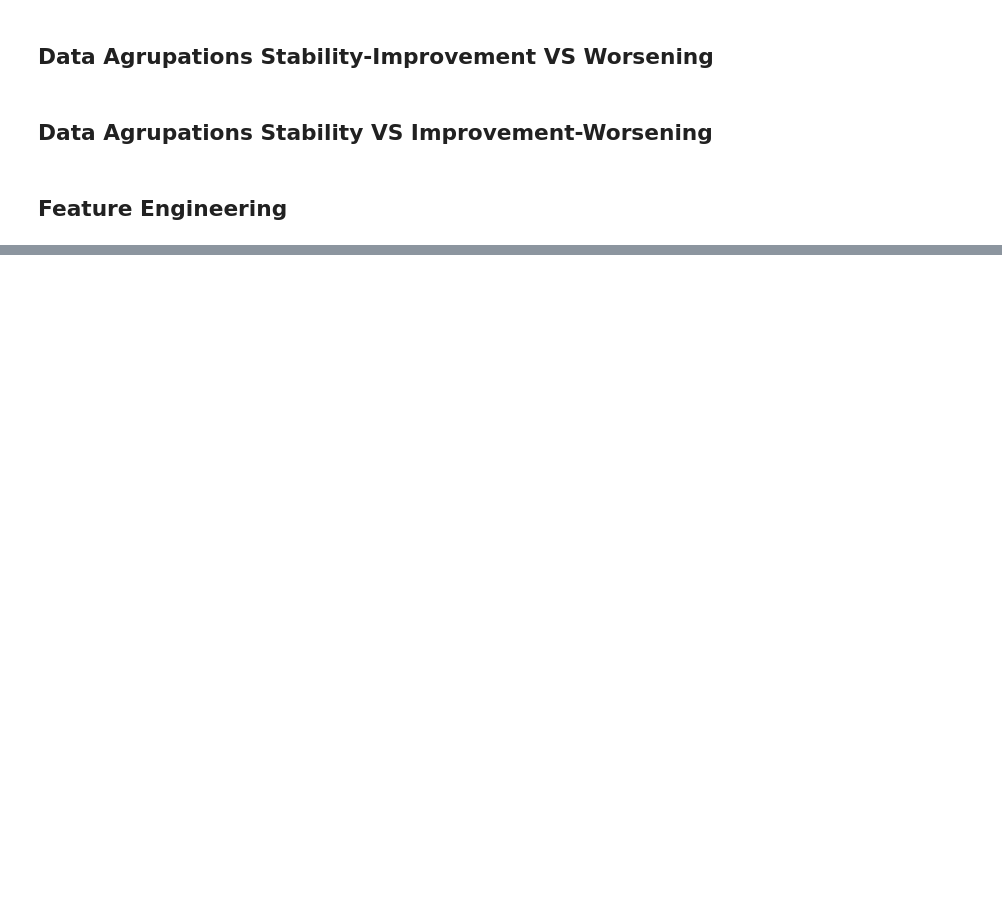
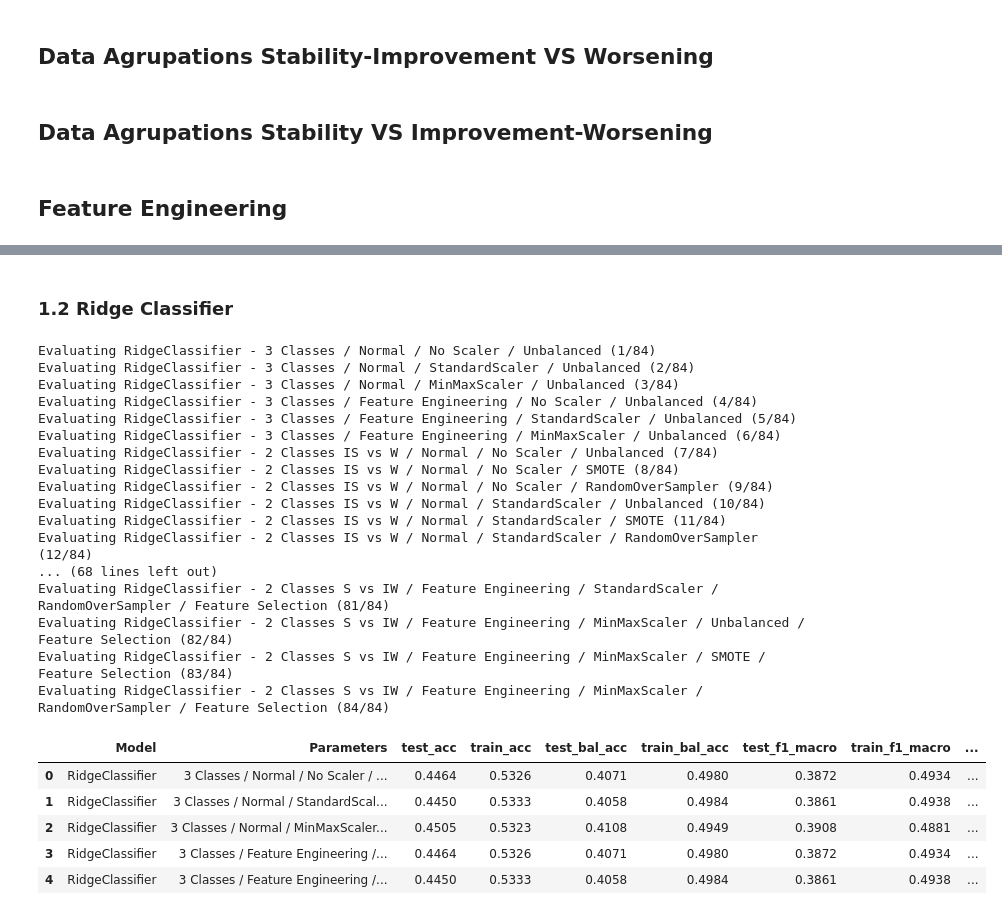
Before and after one commit to fserracrespi/PD_Project_UofL, a Jupyter notebook: PD_DATA/MODELS DEVELOPMENT/MODEL_DEVELOPMENT/Modelo_mutidominio.ipynb, the cells around one changed output, grey strips where cells are left out. Cells and saved outputs as stored; diff of their text form; code cells hidden in the pictures; blank space fills up the shorter version.

```diff
--- a/PD_DATA/MODELS DEVELOPMENT/MODEL_DEVELOPMENT/Modelo_mutidominio.ipynb
+++ b/PD_DATA/MODELS DEVELOPMENT/MODEL_DEVELOPMENT/Modelo_mutidominio.ipynb
@@ -118,21 +120,6 @@ X_train_fe['UPDRS3_weight']=X_train_fe['MDS-UPDRS Part III Total Score']/(X_trai
 X_train_fe['Class3_H&Y']=X_train_fe['UPDRS_III_Class']/(X_train_fe['3.21 HOEHN AND YAHR STAGE']+0.01)
 X_train_fe['Functional_impairment']= X_train_fe['SCHWAB & ENGLAND ADL'].apply(lambda x: 100 - x)
 
-
-encoder = OneHotEncoder(sparse_output=False)
-
-resultados = encoder.fit_transform(X_train_fe[['3.21 HOEHN AND YAHR STAGE']])
-columnas_encoder = encoder.get_feature_names_out(['3.21 HOEHN AND YAHR STAGE'])
-
-df_resultados = pd.DataFrame(
-    resultados,
-    columns=columnas_encoder,
-    index=X_train_fe.index
-)
-
-X_train_fe = pd.concat([X_train_fe, df_resultados], axis=1)
-X_train_fe.drop(columns=['3.21 HOEHN AND YAHR STAGE'], inplace=True)
-
 X_train_fe.head()
 # %% [output]
 |  | SCHWAB & ENGLAND ADL | MDS-UPDRS Part I (Patient Questio... | MDS-UPDRS Part II Total Score | Does participant have DBS | ... |
@@ -190,0 +162,5 @@ X_test_fe.head()
+# %%
+categroical_col=['Does participant have DBS','DBS_Transition_Visit','3.21 HOEHN AND YAHR STAGE','UPDRS_I_Class','UPDRS_II_Class','UPDRS_III_Class',
+'Motor Exam assessment','Coordination assessment','Sensory Exam assessment','Reflexes assessment','CN II-XII assessment',
+'Has Depression','rbd_status', 'neuro_score', 'eps_class']
+numerical_col=[col for col in X_train.columns.tolist() if col not in categroical_col]
@@ -424,0 +728,30 @@ df_all_dummies
+# %% [markdown]
+### 1.2 Ridge Classifier
+# %%
+ridge_model = RidgeClassifier(random_state=42)
+ridge_result = model_default_evaluation(class_training, ridge_model)
+ridge_result.head()
+# %% [output]
+Evaluating RidgeClassifier - 3 Classes / Normal / No Scaler / Unbalanced (1/84)
+Evaluating RidgeClassifier - 3 Classes / Normal / StandardScaler / Unbalanced (2/84)
+Evaluating RidgeClassifier - 3 Classes / Normal / MinMaxScaler / Unbalanced (3/84)
+Evaluating RidgeClassifier - 3 Classes / Feature Engineering / No Scaler / Unbalanced (4/84)
+Evaluating RidgeClassifier - 3 Classes / Feature Engineering / StandardScaler / Unbalanced (5/84)
+Evaluating RidgeClassifier - 3 Classes / Feature Engineering / MinMaxScaler / Unbalanced (6/84)
+Evaluating RidgeClassifier - 2 Classes IS vs W / Normal / No Scaler / Unbalanced (7/84)
+Evaluating RidgeClassifier - 2 Classes IS vs W / Normal / No Scaler / SMOTE (8/84)
+Evaluating RidgeClassifier - 2 Classes IS vs W / Normal / No Scaler / RandomOverSampler (9/84)
+Evaluating RidgeClassifier - 2 Classes IS vs W / Normal / StandardScaler / Unbalanced (10/84)
+Evaluating RidgeClassifier - 2 Classes IS vs W / Normal / StandardScaler / SMOTE (11/84)
+Evaluating RidgeClassifier - 2 Classes IS vs W / Normal / StandardScaler / RandomOverSampler (12/84)
+... (68 lines left out)
+Evaluating RidgeClassifier - 2 Classes S vs IW / Feature Engineering / StandardScaler / RandomOverSampler / Feature Selection (81/84)
+Evaluating RidgeClassifier - 2 Classes S vs IW / Feature Engineering / MinMaxScaler / Unbalanced / Feature Selection (82/84)
+Evaluating RidgeClassifier - 2 Classes S vs IW / Feature Engineering / MinMaxScaler / SMOTE / Feature Selection (83/84)
+Evaluating RidgeClassifier - 2 Classes S vs IW / Feature Engineering / MinMaxScaler / RandomOverSampler / Feature Selection (84/84)
+|  | Model | Parameters | test_acc | train_acc | test_bal_acc | train_bal_acc | test_f1_macro | train_f1_macro | ... |
+| 0 | RidgeClassifier | 3 Classes / Normal / No Scaler / ... | 0.4464 | 0.5326 | 0.4071 | 0.4980 | 0.3872 | 0.4934 | ... |
+| 1 | RidgeClassifier | 3 Classes / Normal / StandardScal... | 0.4450 | 0.5333 | 0.4058 | 0.4984 | 0.3861 | 0.4938 | ... |
+| 2 | RidgeClassifier | 3 Classes / Normal / MinMaxScaler... | 0.4505 | 0.5323 | 0.4108 | 0.4949 | 0.3908 | 0.4881 | ... |
+| 3 | RidgeClassifier | 3 Classes / Feature Engineering /... | 0.4464 | 0.5326 | 0.4071 | 0.4980 | 0.3872 | 0.4934 | ... |
+| 4 | RidgeClassifier | 3 Classes / Feature Engineering /... | 0.4450 | 0.5333 | 0.4058 | 0.4984 | 0.3861 | 0.4938 | ... |
```
Also changed, not shown: parts of 51 cells of this notebook, 4 other files.
